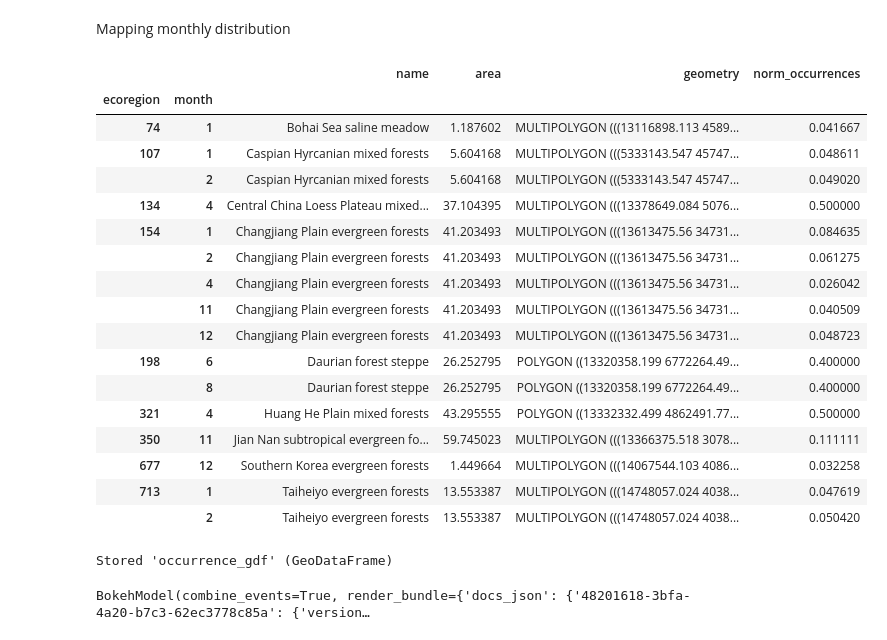
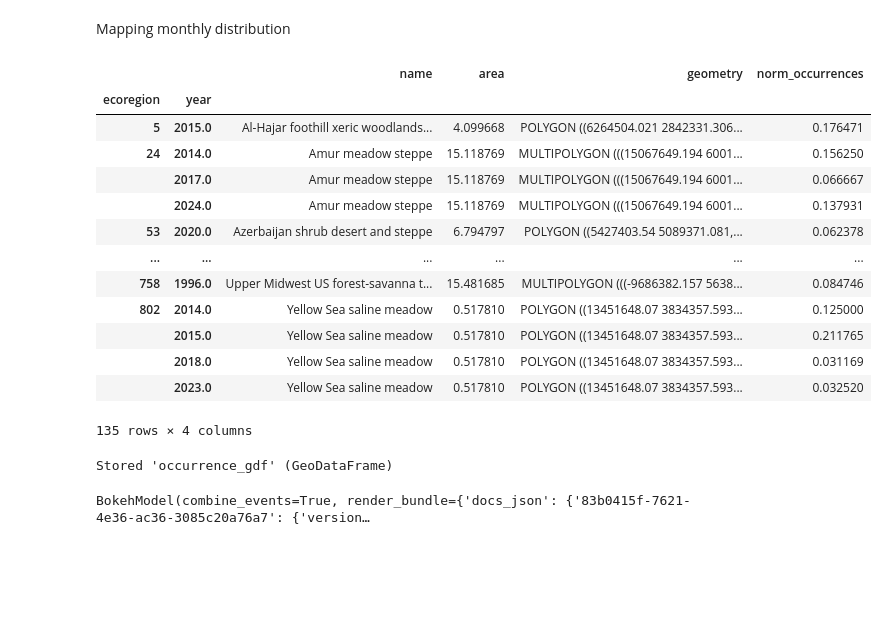
Before and after one commit to earthlab-education/species-distribution-coding-challenge-byandell, a Jupyter notebook: notebooks/siberian-crane-species-download.ipynb, the cells around one changed output. Saved outputs shown, nothing was run; the diff lists cells and outputs as text; code cells hidden in the pictures; blank space fills up the shorter version.

```diff
--- a/notebooks/siberian-crane-species-download.ipynb
+++ b/notebooks/siberian-crane-species-download.ipynb
@@ -210,6 +210,5 @@ INFO:On disk at /home/jovyan/earth-analytics/data/species/0001022-24102411253437
 download key is 0020917-241007104925546
 GBIF.org (17 October 2024) GBIF Occurrence Download https://doi.org/10.15468/dl.4d3k48
 # %%
-gbif_path = glob(gbif_pattern)[0]
 gbif_path
 # %% [output]
@@ -264,7 +263,7 @@ gdf_monthly = (
             gbif_df.decimalLatitude),
         crs="EPSG:4326")
     # Select the desired columns
-    [['month', 'geometry']]
+    [['month', 'year', 'geometry']]
 )
 
 gdf_monthly
@@ -358,7 +357,7 @@ gbif_ecoregion_gdf = (
         how='inner',
         predicate='contains')
     # Select the required columns
-    [['month', 'name']]
+    [['month', 'year', 'name']]
 )
 gbif_ecoregion_gdf
 # %% [output]
@@ -418,6 +475,5 @@ def get_monthly_regional_observations(df, region_type, occurrence_name):
 # %%
-occurrence_df = get_monthly_regional_observations(gbif_ecoregion_gdf, 'ecoregion', 'name')
-
-occurrence_df
+occurrence_year_df = get_yearly_regional_observations(gbif_ecoregion_gdf, 'ecoregion', 'name')
+occurrence_year_df
 # %% [output]
 |  |  | occurrences | norm_occurrences |
@@ -492,37 +544,33 @@ species_key      time    zipfile
 Mapping monthly distribution
 # %%
 # Join the occurrences with the plotting GeoDataFrame
-occurrence_gdf = ecoregions_gdf.join(occurrence_df[['norm_occurrences']])
+occurrence_gdf = ecoregions_gdf.join(occurrence_year_df[['norm_occurrences']])
 
 # Get the plot bounds so they don't change with the slider
 xmin, ymin, xmax, ymax = occurrence_gdf.total_bounds
 
 # Define the slider widget
 slider = pn.widgets.DiscreteSlider(
-    name='month',
-    options={calendar.month_name[i]: i for i in range(1, 13)}
+    name='year',
+    options={i: i for i in range(1970, 2024)}
 )
 
 occurrence_gdf
 # %% [output]
 |  |  | name | area | geometry | norm_occurrences |
-| ecoregion | month |  |  |  |  |
-| 74 | 1 | Bohai Sea saline meadow | 1.187602 | MULTIPOLYGON (((13116898.113 4589... | 0.041667 |
-| 107 | 1 | Caspian Hyrcanian mixed forests | 5.604168 | MULTIPOLYGON (((5333143.547 45747... | 0.048611 |
-|  | 2 | Caspian Hyrcanian mixed forests | 5.604168 | MULTIPOLYGON (((5333143.547 45747... | 0.049020 |
-| 134 | 4 | Central China Loess Plateau mixed... | 37.104395 | MULTIPOLYGON (((13378649.084 5076... | 0.500000 |
-| 154 | 1 | Changjiang Plain evergreen forests | 41.203493 | MULTIPOLYGON (((13613475.56 34731... | 0.084635 |
-|  | 2 | Changjiang Plain evergreen forests | 41.203493 | MULTIPOLYGON (((13613475.56 34731... | 0.061275 |
-|  | 4 | Changjiang Plain evergreen forests | 41.203493 | MULTIPOLYGON (((13613475.56 34731... | 0.026042 |
-|  | 11 | Changjiang Plain evergreen forests | 41.203493 | MULTIPOLYGON (((13613475.56 34731... | 0.040509 |
-|  | 12 | Changjiang Plain evergreen forests | 41.203493 | MULTIPOLYGON (((13613475.56 34731... | 0.048723 |
-| 198 | 6 | Daurian forest steppe | 26.252795 | POLYGON ((13320358.199 6772264.49... | 0.400000 |
-|  | 8 | Daurian forest steppe | 26.252795 | POLYGON ((13320358.199 6772264.49... | 0.400000 |
-| 321 | 4 | Huang He Plain mixed forests | 43.295555 | POLYGON ((13332332.499 4862491.77... | 0.500000 |
-| 350 | 11 | Jian Nan subtropical evergreen fo... | 59.745023 | MULTIPOLYGON (((13366375.518 3078... | 0.111111 |
-| 677 | 12 | Southern Korea evergreen forests | 1.449664 | MULTIPOLYGON (((14067544.103 4086... | 0.032258 |
-| 713 | 1 | Taiheiyo evergreen forests | 13.553387 | MULTIPOLYGON (((14748057.024 4038... | 0.047619 |
-|  | 2 | Taiheiyo evergreen forests | 13.553387 | MULTIPOLYGON (((14748057.024 4038... | 0.050420 |
+| ecoregion | year |  |  |  |  |
+| 5 | 2015.0 | Al-Hajar foothill xeric woodlands... | 4.099668 | POLYGON ((6264504.021 2842331.306... | 0.176471 |
+| 24 | 2014.0 | Amur meadow steppe | 15.118769 | MULTIPOLYGON (((15067649.194 6001... | 0.156250 |
+|  | 2017.0 | Amur meadow steppe | 15.118769 | MULTIPOLYGON (((15067649.194 6001... | 0.066667 |
+|  | 2024.0 | Amur meadow steppe | 15.118769 | MULTIPOLYGON (((15067649.194 6001... | 0.137931 |
+| 53 | 2020.0 | Azerbaijan shrub desert and steppe | 6.794797 | POLYGON ((5427403.54 5089371.081,... | 0.062378 |
+| ... | ... | ... | ... | ... | ... |
+| 758 | 1996.0 | Upper Midwest US forest-savanna t... | 15.481685 | MULTIPOLYGON (((-9686382.157 5638... | 0.084746 |
+| 802 | 2014.0 | Yellow Sea saline meadow | 0.517810 | POLYGON ((13451648.07 3834357.593... | 0.125000 |
+|  | 2015.0 | Yellow Sea saline meadow | 0.517810 | POLYGON ((13451648.07 3834357.593... | 0.211765 |
+|  | 2018.0 | Yellow Sea saline meadow | 0.517810 | POLYGON ((13451648.07 3834357.593... | 0.031169 |
+|  | 2023.0 | Yellow Sea saline meadow | 0.517810 | POLYGON ((13451648.07 3834357.593... | 0.032520 |
+135 rows × 4 columns
 # %%
 %store occurrence_gdf
 # %% [output]
@@ -530,21 +578,21 @@ Stored 'occurrence_gdf' (GeoDataFrame)
 # %%
 occurrence_gdf.hvplot(
     c='norm_occurrences',
-    groupby='month',
+    groupby='year',
     # Use background tiles
-    title='Antigone canadensis Sandhill Crane Migration',
+    title='Siberian Crane Over Years',
     #geo=True,
-    # crs=ccrs.Mercator(),
+    crs=ccrs.Mercator(),
     tiles='CartoLight',
     xlim=(xmin, xmax), ylim=(ymin, ymax),
     frame_height=600,
     frame_width=1400,
     colorbar=False,
-    widgets={'month': slider},
+    widgets={'year': slider},
     widget_location='bottom',
     width=500,
     height=500
 )
 # %% [output]
-BokehModel(combine_events=True, render_bundle={'docs_json': {'48201618-3bfa-4a20-b7c3-62ec3778c85a': {'version…
+BokehModel(combine_events=True, render_bundle={'docs_json': {'83b0415f-7621-4e36-ac36-3085c20a76a7': {'version…
 # %%
```
Also changed, not shown: parts of 12 cells of this notebook, 1 other file.
